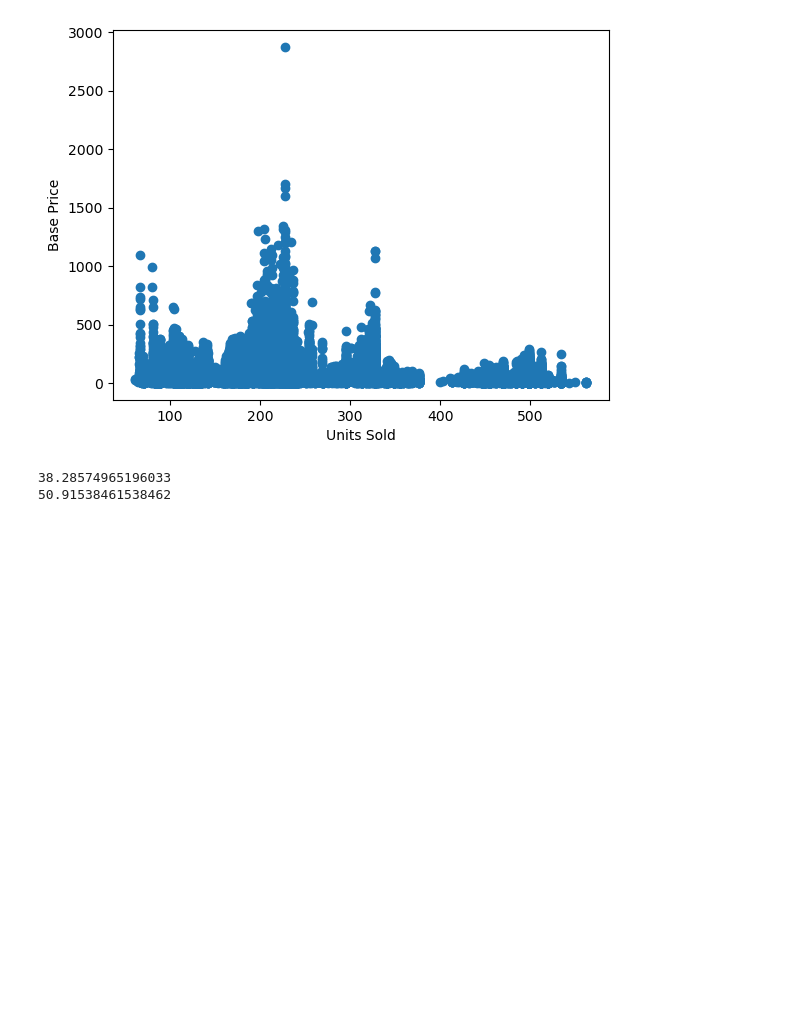
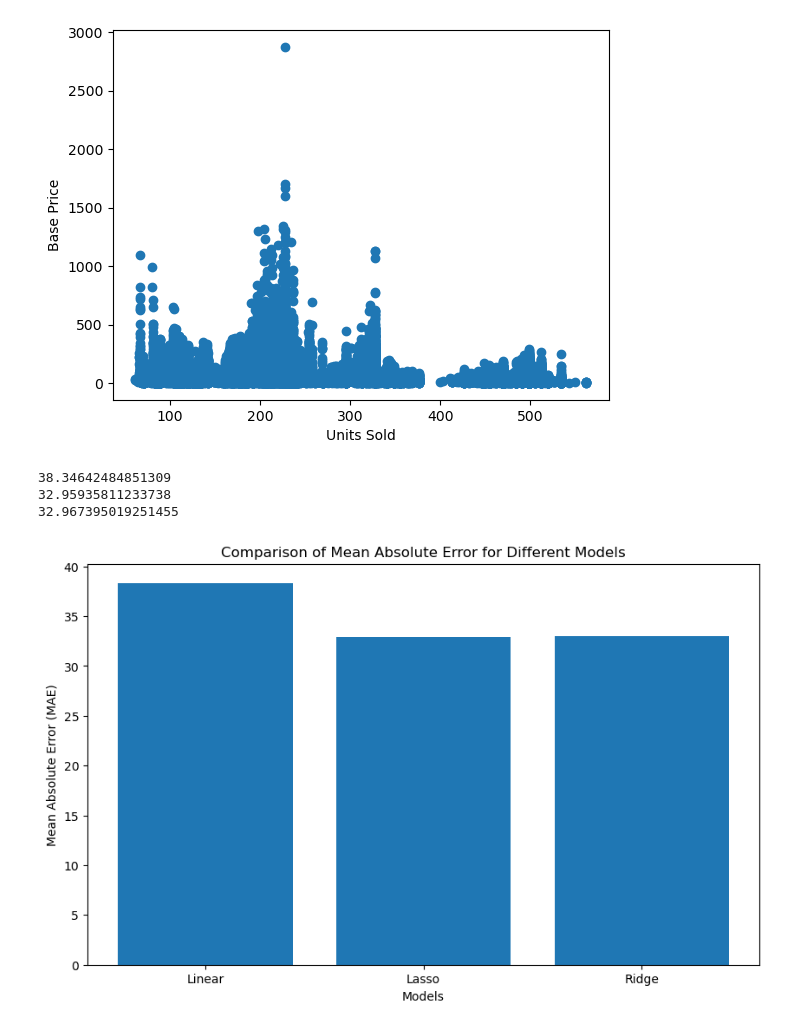
Before and after one commit to Priyansh-666/Product_demand, a Jupyter notebook: Product Demand.ipynb, the cells around one changed output. Drawn from its saved outputs; the diff is of its cells as text; code cells hidden in the pictures; blank space fills up the shorter version.

```diff
--- a/Product Demand.ipynb
+++ b/Product Demand.ipynb
@@ -17,9 +17,10 @@ Text(0.5, 0, 'Units Sold')
 [figure]
 # %%
 from LinearRegression import LinearRegression
-from SupportVectorMachine import SVM
+from sklearn.linear_model import Lasso
+from sklearn.linear_model import Ridge
 from sklearn.model_selection import train_test_split
-from sklearn.metrics import mean_absolute_error
+from sklearn.metrics import mean_absolute_error,mean_absolute_percentage_error
 import numpy as np
 import pickle
 
@@ -34,17 +35,35 @@ X = data[['Total Price','Base Price']]
 y =  data['Units Sold']
 X_train , X_test , y_train , y_test = train_test_split(X,y,test_size=0.2)
 model = LinearRegression(lr = 0.00001,n_iters=1000)
-mod = SVM(learning_rate=0.000001,n_iters=10)
+mod = Lasso()
+mod2 = Ridge()
 model.fit(np.array(X_train),np.array(y_train))
 mod.fit(np.array(X_train),np.array(y_train))
+mod2.fit(np.array(X_train),np.array(y_train))
 
 prediction = model.predict(np.array(X_test))
 y_pred = mod.predict(np.array(X_test))
+y_pred2 = mod2.predict(np.array(X_test))
 with open('linear_regression_model.pkl', 'wb') as f:
     pickle.dump(model, f)
+with open('lasso_regression_model.pkl', 'wb') as f:
+    pickle.dump(mod, f)
+with open('ridge_regression_model.pkl', 'wb') as f:
+    pickle.dump(mod2, f)
 
 print(mean_absolute_error(np.array(y_test),prediction))
 print(mean_absolute_error(np.array(y_test),y_pred))
+print(mean_absolute_error(np.array(y_test),y_pred2))
 # %% [output]
-38.28574965196033
-50.91538461538462
+38.34642484851309
+32.95935811233738
+32.967395019251455
+# %%
+plt.figure(figsize=(10, 6))
+plt.bar(['Linear','Lasso','Ridge'],[mean_absolute_error(np.array(y_test),prediction),mean_absolute_error(np.array(y_test),y_pred),mean_absolute_error(np.array(y_test),y_pred2)])
+plt.xlabel('Models')
+plt.ylabel('Mean Absolute Error (MAE)')
+plt.title('Comparison of Mean Absolute Error for Different Models')
+plt.show()
+# %% [output]
+[figure, added]
```
Also changed, not shown: parts of 3 cells of this notebook, 8 other files.
